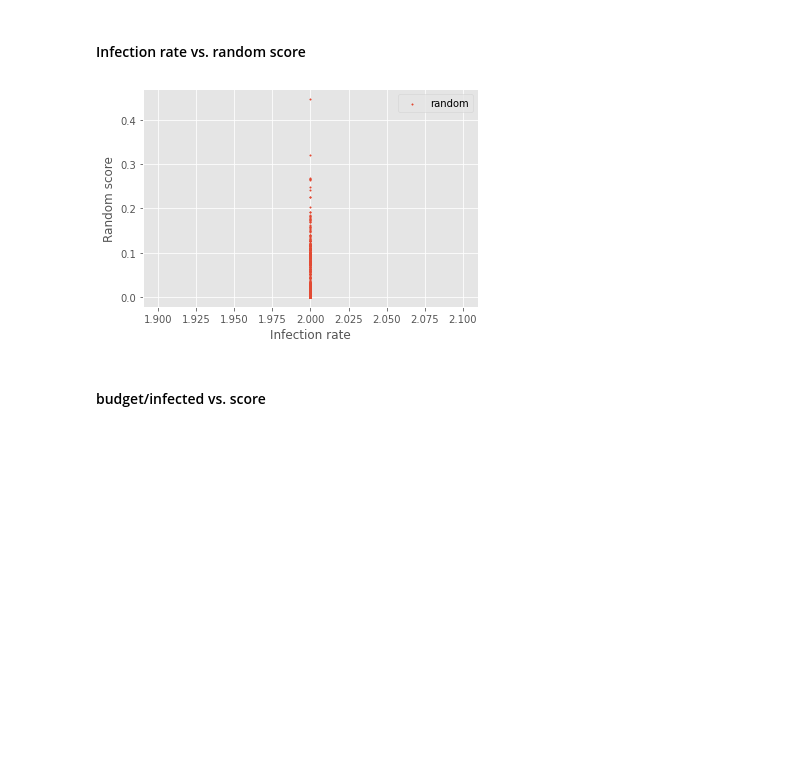
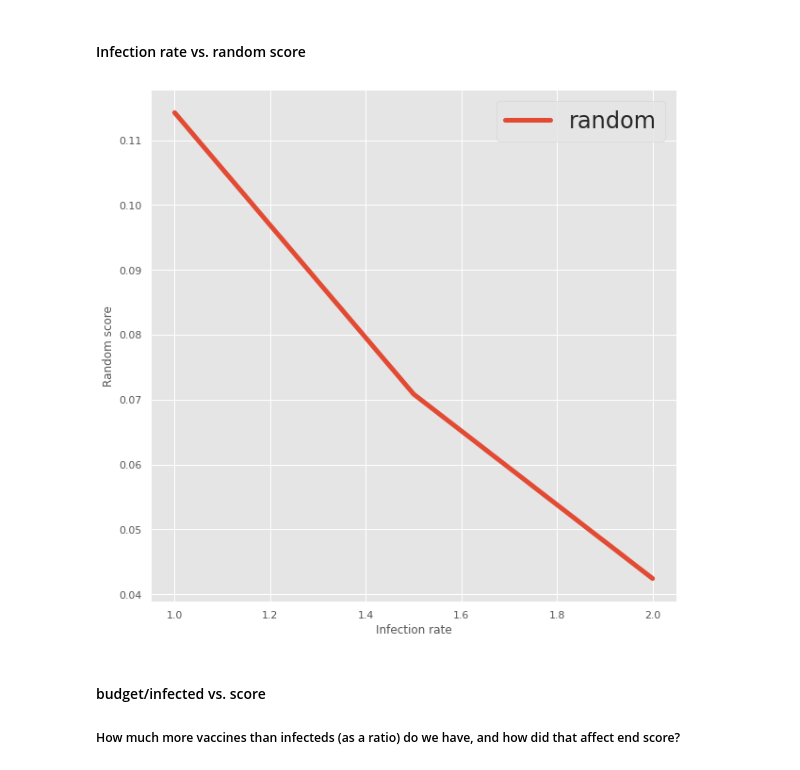
Before and after one commit to deklesen/Simba, a Jupyter notebook: plotting.ipynb, the cells around one changed output. Cells and saved outputs as stored; diff of their text form; code cells hidden in the pictures; blank space fills up the shorter version.

```diff
--- a/plotting.ipynb
+++ b/plotting.ipynb
@@ -1,6 +1,8 @@
 # %%
+import matplotlib
 import matplotlib.pyplot as plt
 import numpy as np
+matplotlib.rcParams['figure.figsize'] = [10,10]
 # %% [markdown]
 ### Load data from pickled files
 # %%
@@ -198,16 +171,0 @@ Average duration for baseline random: 0.12728489010254918
-# %%
-plt.style.use('ggplot')
-for (baseline_name, result_item_list) in baseline_dict.items():
-    result_data_list = [ri[1] for ri in result_item_list]
-    data = [(g["num_edges"],r["duration"]) for g,r in result_data_list]
-    data = list(set(data)) #remove duplicates
-    data = [(x,y) for x,y in data]
-
-    data.sort(key=lambda x:x[0])
-
-    plt.scatter(*zip(*data), label=baseline_name)
-
-plt.legend()
-plt.xlabel('Number of edges')
-plt.ylabel('Duration')
-plt.show()
@@ -241,11 +199,20 @@ random :         0.03295394277909426
 # %%
 extracted_ratios = {}
+extracted_ratios_2 = {}
 for (baseline_name, result_item_list) in baseline_dict.items():
     result_data_list = [ri[1] for ri in result_item_list]
 
     extracted_ratios[baseline_name]= np.mean([r["score_mean"]/r["duration"] for g,r in result_data_list])
+    extracted_ratios_2[baseline_name]= np.mean([r["score_mean"] for g,r in result_data_list])/np.mean([r["duration"] for g,r in result_data_list])
 
 extracted_ratios = sorted(extracted_ratios.items(),key=lambda x: x[1], reverse=True)
+extracted_ratios_2 = sorted(extracted_ratios_2.items(),key=lambda x: x[1], reverse=True)
+print("Mean of ratios of score/duration")
 for name, mean_ratio in extracted_ratios:
-    print(name,"-\t", mean_ratio)
+    print(name,"-\t\t", mean_ratio)
+
+print("#######################")
+print("Mean of score / Mean of duration")
+for name, mean_ratio in extracted_ratios_2:
+    print(name,"-\t\t", mean_ratio)
 # %% [output]
@@ -262,24 +238,26 @@ PageRank -       4.2170350945475334
 # %%
 plt.style.use('ggplot')
 for (baseline_name, result_item_list) in baseline_dict.items():
     if baseline_name != 'random':
         continue
-    data = [(inf_rate, result_data["score_mean"]) for ((inf_rate,graph_name, baseline_name,infected_fraction,budget),(graph_data,result_data)) in result_item_list]
+    data = defaultdict(list)
 
-    #data = [(g["num_edges"],r["duration"]) for g,r in result_data_list]
-    data = list(set(data)) #remove duplicates
-    data = [(x,y) for x,y in data]
+    for ((inf_rate,graph_name, baseline_name,infected_fraction,budget),(graph_data,result_data)) in result_item_list:
+        data[inf_rate].append(result_data["score_mean"])
+
+    data = [(ir,np.mean(s)) for ir,s in data.items()]
 
     data.sort(key=lambda x:x[0])
 
-    plt.scatter(*zip(*data), label=baseline_name, s=2)
+    plt.plot(*zip(*data), label=baseline_name,linewidth=5)
 
-plt.legend()
+plt.legend(prop={'size':24})
 plt.xlabel('Infection rate')
 plt.ylabel('Random score')
 plt.show()
 # %% [output]
-[figure, old version]
+[figure, new version]
-# %% [markdown]
-#### budget/infected vs. score
+# %% [markdown]
+#### budget/infected vs. score
+##### How much more vaccines than infecteds (as a ratio) do we have, and how did that affect end score?
 # %%
```
Also changed, not shown: parts of 25 cells of this notebook, 4 other files.
